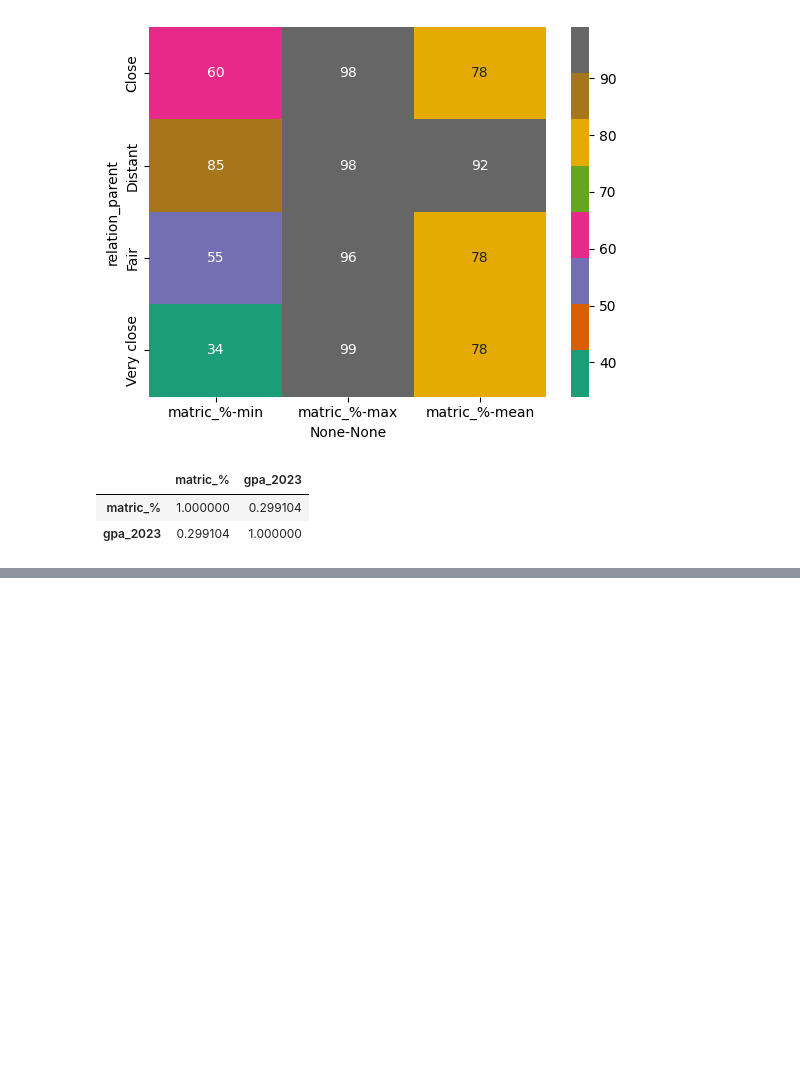
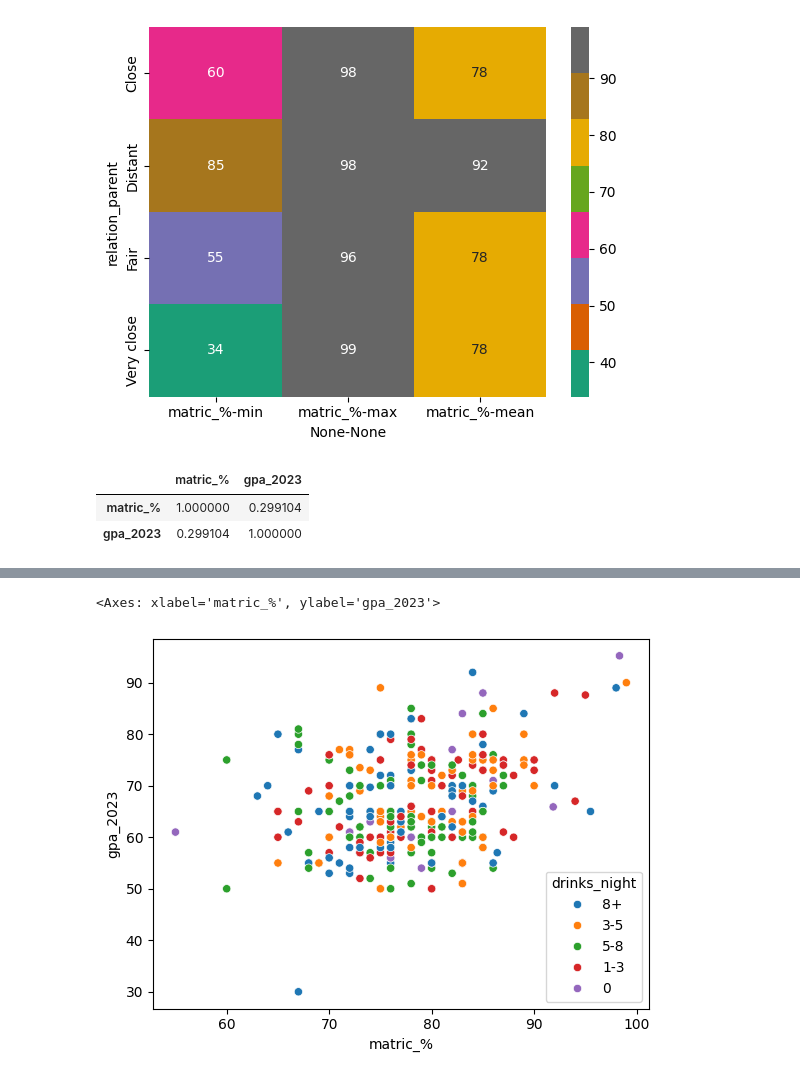
Before and after one commit to Rujanshrestha/data-sci-class01, a Jupyter notebook: revisit/revisit.ipynb, the cells around one changed output, grey strips where cells are left out. Saved outputs shown, nothing was run; the diff lists cells and outputs as text; code cells hidden in the pictures; blank space fills up the shorter version.

```diff
--- a/revisit/revisit.ipynb
+++ b/revisit/revisit.ipynb
@@ -158,0 +167,7 @@ student_dataa.corr(numeric_only=True)
+# %%
+# Bubble Chart
+
+sns.scatterplot(student_dataa,x = "matric_%", y = "gpa_2023", hue = "drinks_night")
+# %% [output]
+<Axes: xlabel='matric_%', ylabel='gpa_2023'>
+[figure, added]
```
Also changed, not shown: parts of 6 cells of this notebook, 2 other files.
